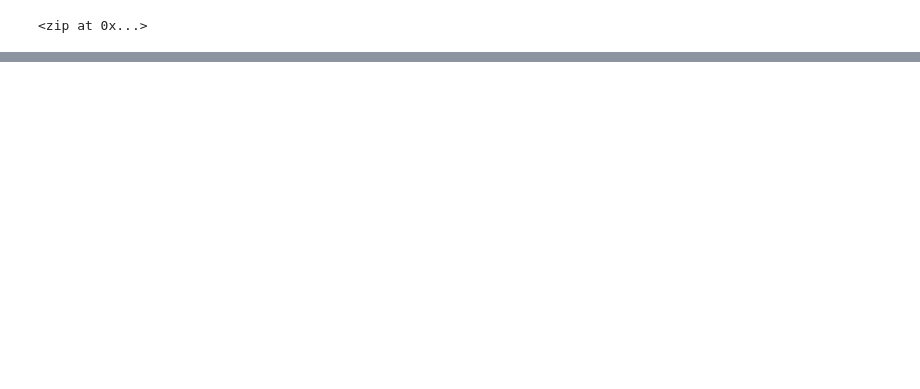
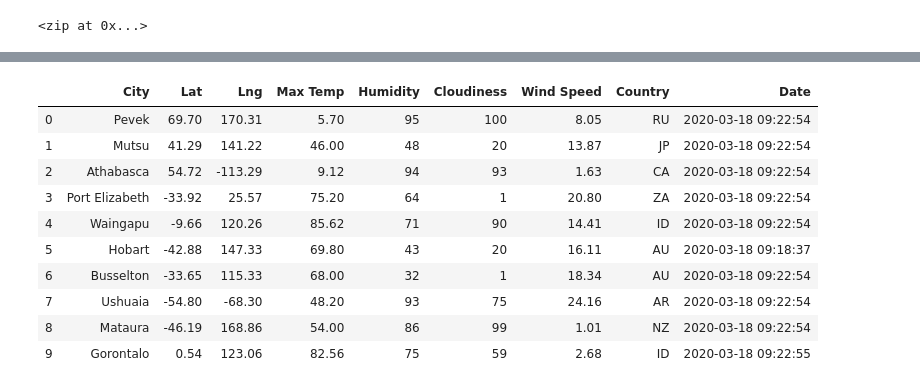
Before and after one commit to nabanitagupta/World_Weather_Analysis, a Jupyter notebook: WeatherPy.ipynb, the cells around one changed output, grey strips where cells are left out. Saved outputs shown, nothing was run; the diff lists cells and outputs as text; code cells hidden in the pictures; blank space fills up the shorter version.

Commit message:
Adding Weather.ipynb file and weather folder.

```diff
--- a/WeatherPy.ipynb
+++ b/WeatherPy.ipynb
@@ -58,0 +73,4 @@ len(cities)
+# %%
+# Starting URL for Weather Map API Call.
+url = "http://api.openweathermap.org/data/2.5/weather?units=Imperial&APPID=" + New_Weather_Key_API
+print(url)
@@ -58,0 +145,5 @@ len(cities)
+# %%
+# Create an endpoint URL for a city.
+city_url = url + "&q=" + "Boston"
+city_weather = requests.get(city_url)
+city_weather.json()
@@ -58,0 +295,16 @@ len(cities)
+# %%
+# Convert the array of dictionaries to a Pandas DataFrame.
+city_data_df = pd.DataFrame(city_data)
+city_data_df.head(10)
+# %% [output]
+|  | City | Lat | Lng | Max Temp | Humidity | Cloudiness | Wind Speed | Country | Date |
+| 0 | Pevek | 69.70 | 170.31 | 5.70 | 95 | 100 | 8.05 | RU | 2020-03-18 09:22:54 |
+| 1 | Mutsu | 41.29 | 141.22 | 46.00 | 48 | 20 | 13.87 | JP | 2020-03-18 09:22:54 |
+| 2 | Athabasca | 54.72 | -113.29 | 9.12 | 94 | 93 | 1.63 | CA | 2020-03-18 09:22:54 |
+| 3 | Port Elizabeth | -33.92 | 25.57 | 75.20 | 64 | 1 | 20.80 | ZA | 2020-03-18 09:22:54 |
+| 4 | Waingapu | -9.66 | 120.26 | 85.62 | 71 | 90 | 14.41 | ID | 2020-03-18 09:22:54 |
+| 5 | Hobart | -42.88 | 147.33 | 69.80 | 43 | 20 | 16.11 | AU | 2020-03-18 09:18:37 |
+| 6 | Busselton | -33.65 | 115.33 | 68.00 | 32 | 1 | 18.34 | AU | 2020-03-18 09:22:54 |
+| 7 | Ushuaia | -54.80 | -68.30 | 48.20 | 93 | 75 | 24.16 | AR | 2020-03-18 09:22:54 |
+| 8 | Mataura | -46.19 | 168.86 | 54.00 | 86 | 99 | 1.01 | NZ | 2020-03-18 09:22:54 |
+| 9 | Gorontalo | 0.54 | 123.06 | 82.56 | 75 | 59 | 2.68 | ID | 2020-03-18 09:22:55 |
```
Also changed, not shown: parts of 27 cells of this notebook, 7 other files.
